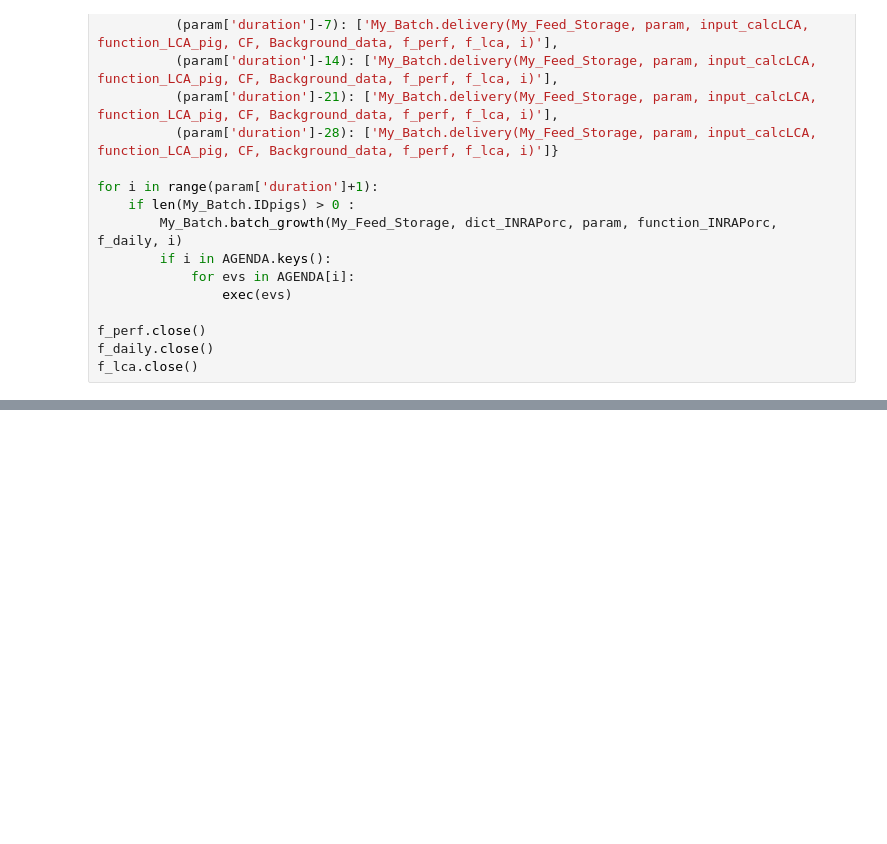
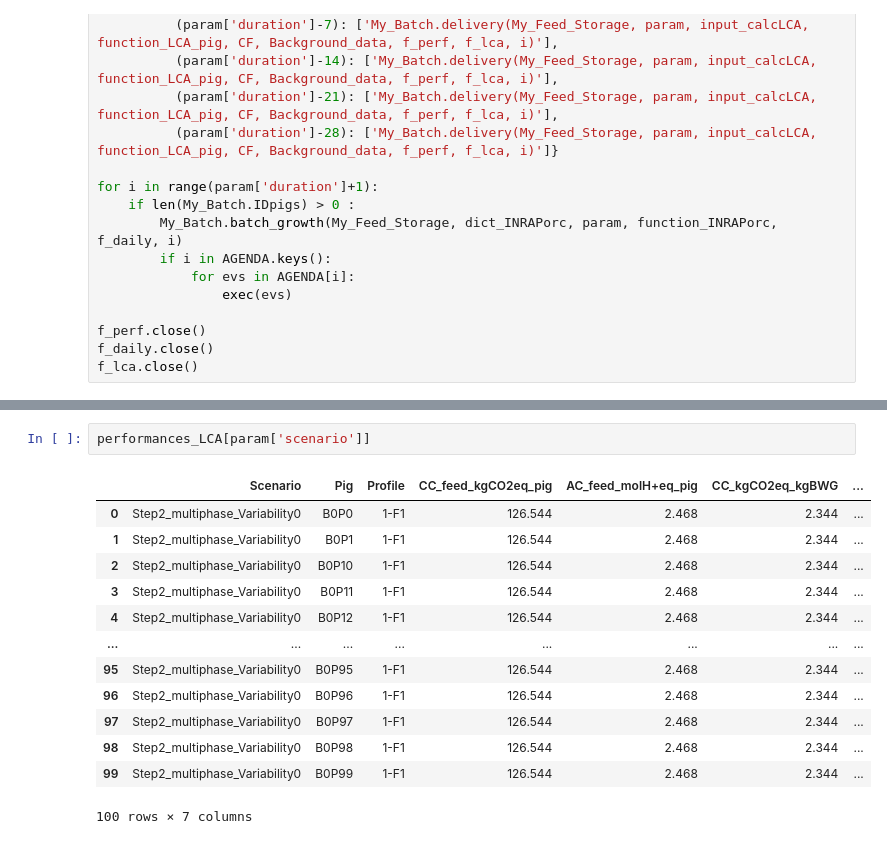
Before and after one commit to florencegarcialaunay/2024ASAS_Garcia-Launay, a Jupyter notebook: FGL_NANP2024_Step2.ipynb, the cells around one changed output, grey strips where cells are left out. Drawn from its saved outputs; the diff is of its cells as text; blank space fills up the shorter version.

```diff
--- a/FGL_NANP2024_Step2.ipynb
+++ b/FGL_NANP2024_Step2.ipynb
@@ -156,0 +157,16 @@ CC_kgCO2eq_kgBWG.show()
+# %%
+performances_LCA[param['scenario']]
+# %% [output]
+|  | Scenario | Pig | Profile | CC_feed_kgCO2eq_pig | AC_feed_molH+eq_pig | CC_kgCO2eq_kgBWG | ... |
+| 0 | Step2_multiphase_Variability0 | B0P0 | 1-F1 | 126.544 | 2.468 | 2.344 | ... |
+| 1 | Step2_multiphase_Variability0 | B0P1 | 1-F1 | 126.544 | 2.468 | 2.344 | ... |
+| 2 | Step2_multiphase_Variability0 | B0P10 | 1-F1 | 126.544 | 2.468 | 2.344 | ... |
+| 3 | Step2_multiphase_Variability0 | B0P11 | 1-F1 | 126.544 | 2.468 | 2.344 | ... |
+| 4 | Step2_multiphase_Variability0 | B0P12 | 1-F1 | 126.544 | 2.468 | 2.344 | ... |
+| ... | ... | ... | ... | ... | ... | ... | ... |
+| 95 | Step2_multiphase_Variability0 | B0P95 | 1-F1 | 126.544 | 2.468 | 2.344 | ... |
+| 96 | Step2_multiphase_Variability0 | B0P96 | 1-F1 | 126.544 | 2.468 | 2.344 | ... |
+| 97 | Step2_multiphase_Variability0 | B0P97 | 1-F1 | 126.544 | 2.468 | 2.344 | ... |
+| 98 | Step2_multiphase_Variability0 | B0P98 | 1-F1 | 126.544 | 2.468 | 2.344 | ... |
+| 99 | Step2_multiphase_Variability0 | B0P99 | 1-F1 | 126.544 | 2.468 | 2.344 | ... |
+100 rows × 7 columns
```
Also changed, not shown: parts of 2 cells of this notebook, 5 other files.
